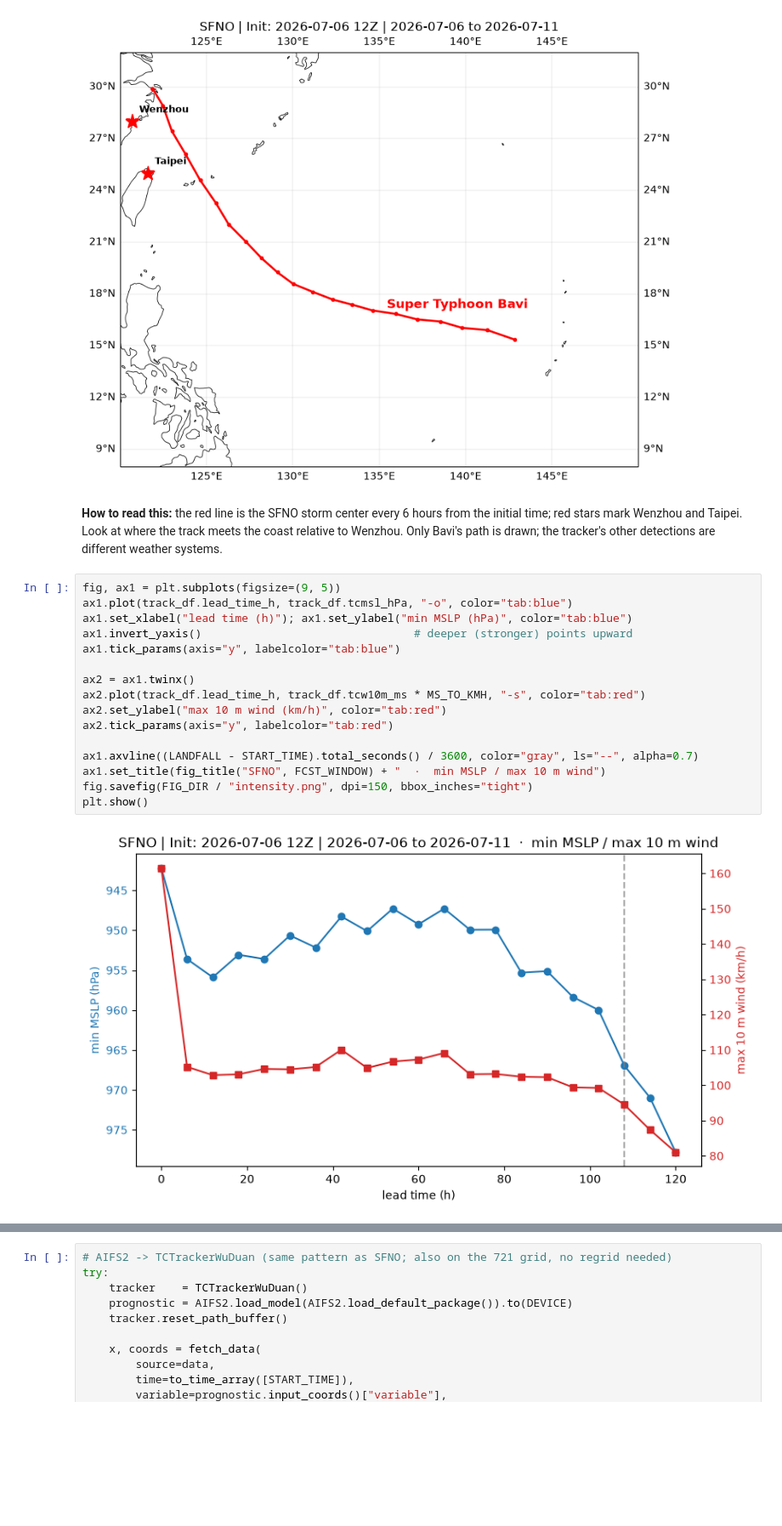
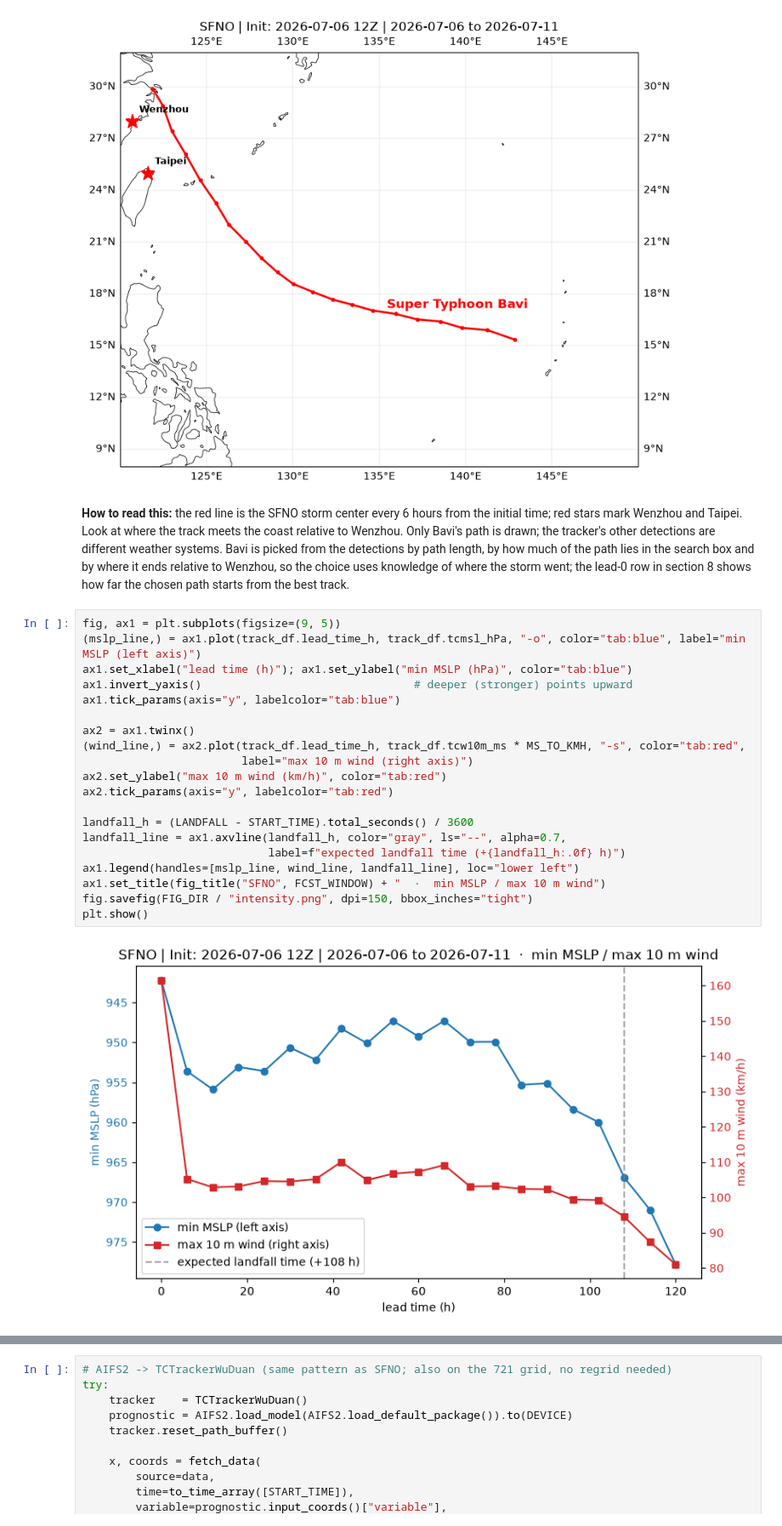
Before and after one commit to ChristianByars/Bavi, a Jupyter notebook: bavi_forecast.ipynb, the cells around one changed output, grey strips where cells are left out. Shown at 85% size. Saved outputs shown, nothing was run; the diff lists cells and outputs as text; blank space fills up the shorter version.

```diff
--- a/bavi_forecast.ipynb
+++ b/bavi_forecast.ipynb
@@ -242,23 +242,27 @@ plt.show()
 # %% [output]
 [figure]
 # %% [markdown]
-**How to read this:** the red line is the SFNO storm center every 6 hours from the initial time; red stars mark Wenzhou and Taipei. Look at where the track meets the coast relative to Wenzhou. Only Bavi's path is drawn; the tracker's other detections are different weather systems.
+**How to read this:** the red line is the SFNO storm center every 6 hours from the initial time; red stars mark Wenzhou and Taipei. Look at where the track meets the coast relative to Wenzhou. Only Bavi's path is drawn; the tracker's other detections are different weather systems. Bavi is picked from the detections by path length, by how much of the path lies in the search box and by where it ends relative to Wenzhou, so the choice uses knowledge of where the storm went; the lead-0 row in section 8 shows how far the chosen path starts from the best track.
 # %%
 fig, ax1 = plt.subplots(figsize=(9, 5))
-ax1.plot(track_df.lead_time_h, track_df.tcmsl_hPa, "-o", color="tab:blue")
+(mslp_line,) = ax1.plot(track_df.lead_time_h, track_df.tcmsl_hPa, "-o", color="tab:blue", label="min MSLP (left axis)")
 ax1.set_xlabel("lead time (h)"); ax1.set_ylabel("min MSLP (hPa)", color="tab:blue")
 ax1.invert_yaxis()                                # deeper (stronger) points upward
 ax1.tick_params(axis="y", labelcolor="tab:blue")
 
 ax2 = ax1.twinx()
-ax2.plot(track_df.lead_time_h, track_df.tcw10m_ms * MS_TO_KMH, "-s", color="tab:red")
+(wind_line,) = ax2.plot(track_df.lead_time_h, track_df.tcw10m_ms * MS_TO_KMH, "-s", color="tab:red",
+                        label="max 10 m wind (right axis)")
 ax2.set_ylabel("max 10 m wind (km/h)", color="tab:red")
 ax2.tick_params(axis="y", labelcolor="tab:red")
 
-ax1.axvline((LANDFALL - START_TIME).total_seconds() / 3600, color="gray", ls="--", alpha=0.7)
+landfall_h = (LANDFALL - START_TIME).total_seconds() / 3600
+landfall_line = ax1.axvline(landfall_h, color="gray", ls="--", alpha=0.7,
+                            label=f"expected landfall time (+{landfall_h:.0f} h)")
+ax1.legend(handles=[mslp_line, wind_line, landfall_line], loc="lower left")
 ax1.set_title(fig_title("SFNO", FCST_WINDOW) + "  ·  min MSLP / max 10 m wind")
 fig.savefig(FIG_DIR / "intensity.png", dpi=150, bbox_inches="tight")
 plt.show()
 # %% [output]
-[figure, old version]
+[figure, new version]
 # %% [markdown]
```
Also changed, not shown: parts of 16 cells of this notebook, 18 other files.
